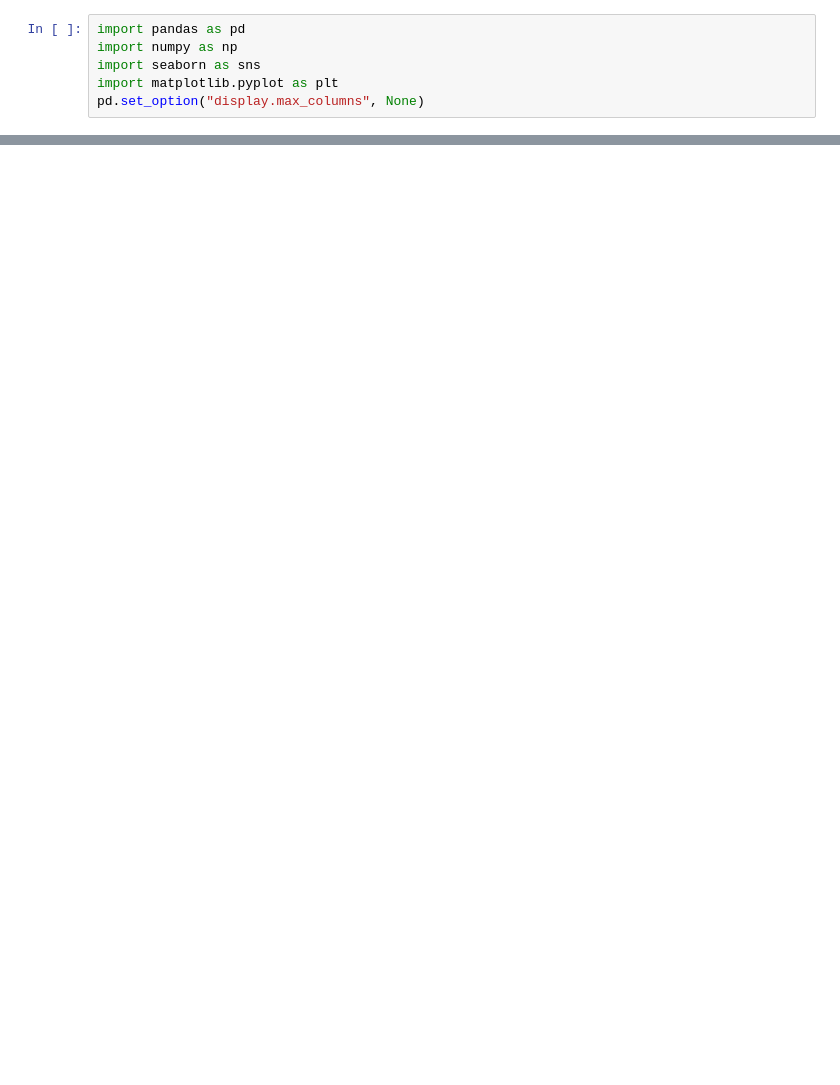
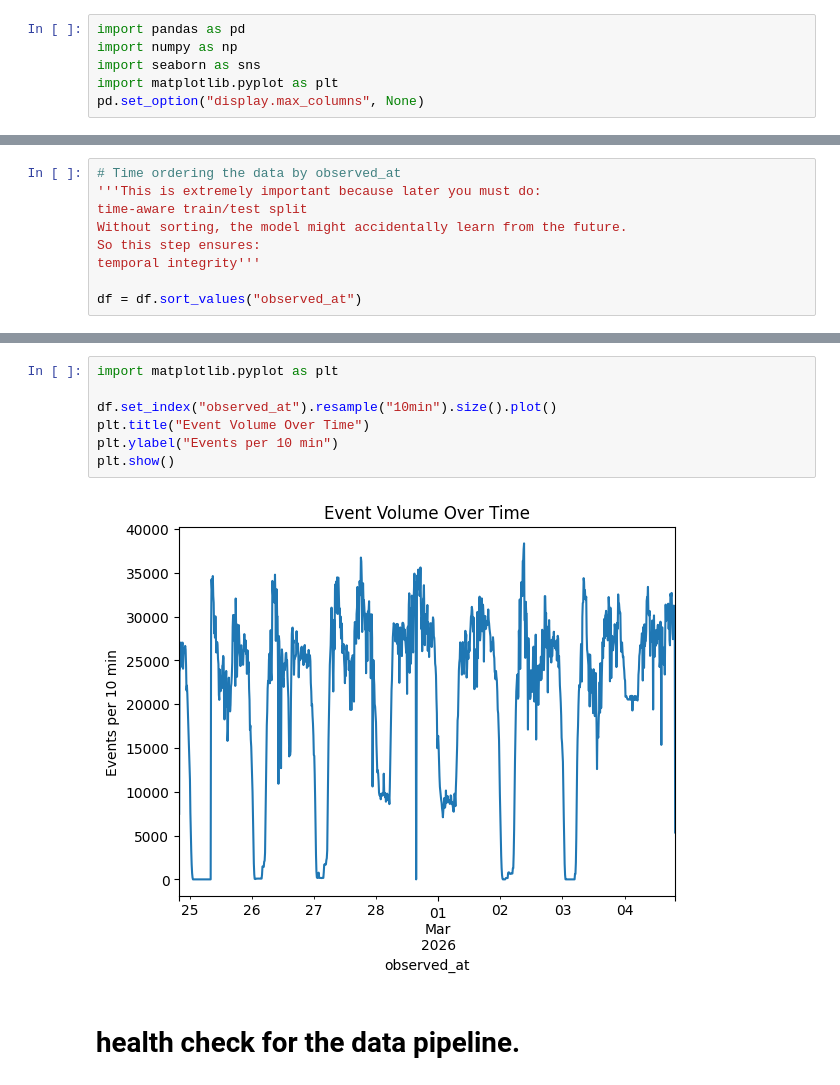
Before and after one commit to itsMayankVashistha/delaysense-transit-intelligence, a Jupyter notebook: notebooks/eda_fulldata.ipynb, the cells around one changed output, grey strips where cells are left out. Cells and saved outputs as stored; diff of their text form; blank space fills up the shorter version.

```diff
--- a/notebooks/eda_fulldata.ipynb
+++ b/notebooks/eda_fulldata.ipynb
@@ -68,0 +77,9 @@ memory usage: 5.5+ GB
+# %%
+# Time ordering the data by observed_at
+'''This is extremely important because later you must do:
+time-aware train/test split
+Without sorting, the model might accidentally learn from the future.
+So this step ensures:
+temporal integrity'''
+
+df = df.sort_values("observed_at")
@@ -68,0 +102,11 @@ memory usage: 5.5+ GB
+# %%
+import matplotlib.pyplot as plt
+
+df.set_index("observed_at").resample("10min").size().plot()
+plt.title("Event Volume Over Time")
+plt.ylabel("Events per 10 min")
+plt.show()
+# %% [output]
+[figure, added]
+# %% [markdown]
+# health check for the data pipeline.
```
Also changed, not shown: parts of 23 cells of this notebook.
